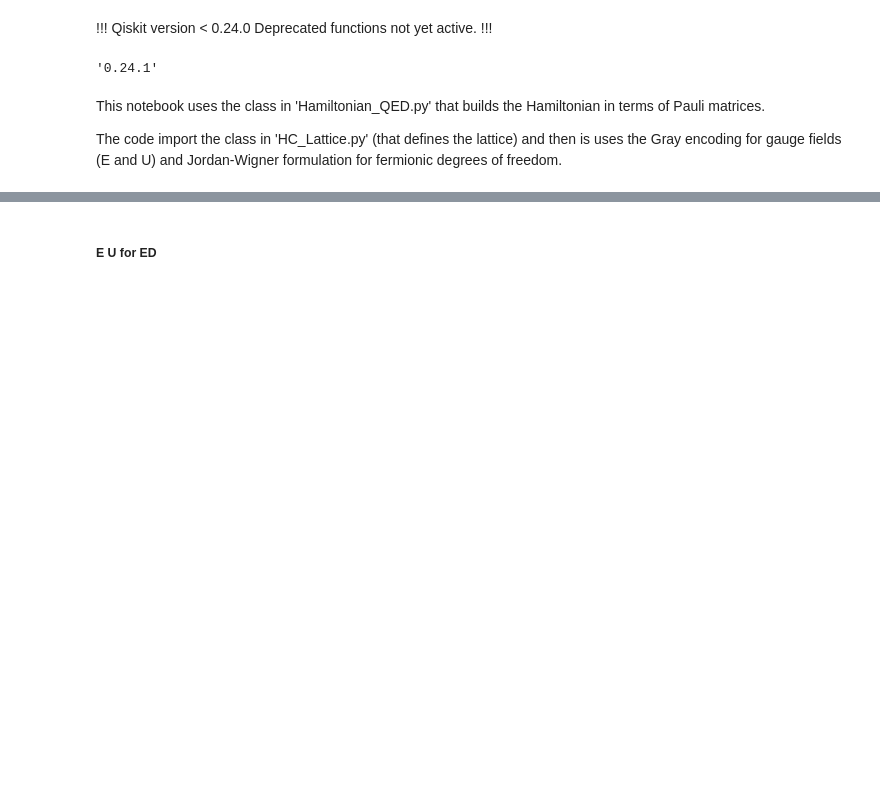
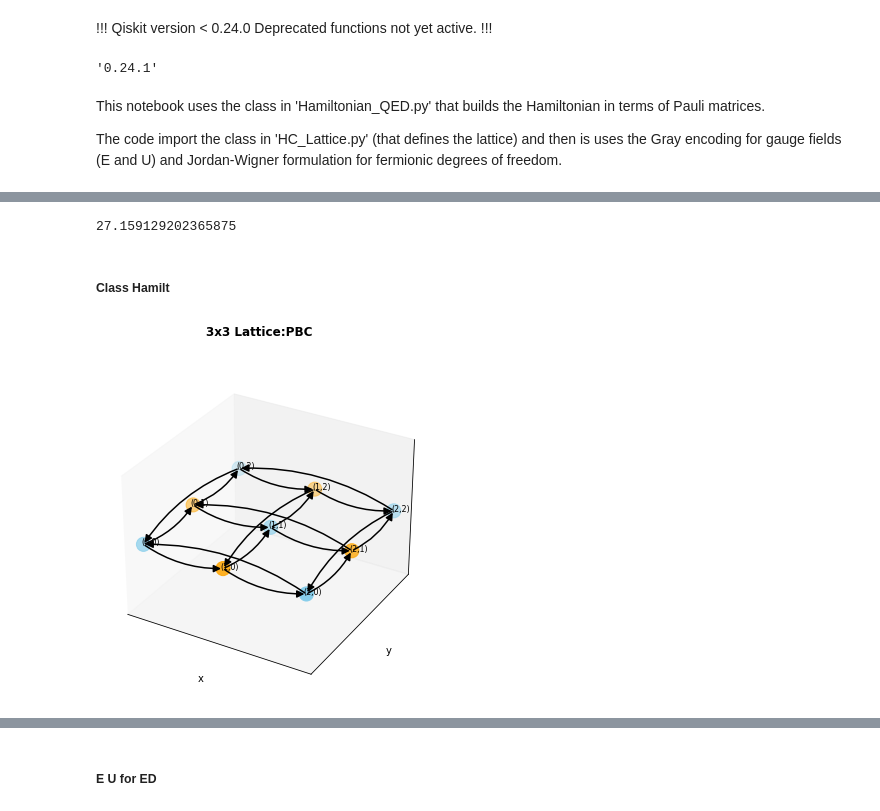
Before and after one commit to ariannacrippa/QC_lattice_H, a Jupyter notebook: notebooks/class_H_QED_test.ipynb, the cells around one changed output, grey strips where cells are left out. Drawn from its saved outputs; the diff is of its cells as text; code cells hidden in the pictures; blank space fills up the shorter version.

```diff
--- a/notebooks/class_H_QED_test.ipynb
+++ b/notebooks/class_H_QED_test.ipynb
@@ -33,26 +461,48 @@ from HC_Lattice import HCLattice
+# %%
+
+def memory_array_fromshape(tupl,type_=np.float64):
+    """return the memory in GiB of a dense array with shape tupl"""
+    #exaple (3645236616,) *8/1024**3 #27.2 GiB
+    #result in GiB
+    if type_==np.float64 or type_==np.int64:
+        return  np.prod(tupl)*8/1024**3
+    elif type_==np.complex128:
+        return  np.prod(tupl)*16/1024**3
+
+memory_array_fromshape((3645236616,)) #27.2 GiB
+# %% [output]
+27.159129202365875
+# %% [markdown]
+##### Class Hamilt
 # %%
 #class input parameters:
-n_sites = [2,2,]#how many sites for every dimension
+n_sites = [3,3]#how many sites for every dimension
 g=1
 fact_e_op = 1
 fact_b_op = 1
 m=3
 omega=1
-l=1
-L=2
+l=2
+L=3
 rotors = False
 lambd = 1000
-encoding = 'gray' #'ed'#
+encoding = 'ed'#'gray' ##
 magnetic_basis=False
 pbc=True
-puregauge = False #TODO check when true
-static_charges_values =None#{(0,0):-1,(1,0):1}
+puregauge = True
+static_charges_values =None#{(0,0):1,(1,0):-1}#TODO: no conditions applied, like charge conservation, etc. For conditions see func_qstatic_dist
 display_hamiltonian=False
 e_op_out_plus=False #if E out of site n has plus sign
-tn_comparison = False #TODO only kept for TN comparison, remove later
 
 #exact diagonalisation parameters:
 threshold = 1e-12
-num_eigs = 5
+num_eigs = 2
 # %%
 latt = HCLattice(n_sites,pbc=pbc)
+# %%
+#TODO: in this case no conditions applied
+latt.draw_graph_func(gauss_law_fig=False,static_charges=static_charges_values)
+#only dynamical fields after Gauss law applied
+#latt.draw_graph_func(gauss_law_fig=True,e_op_free=class_H.e_op_free)#,savefig_dir='.')
+# %% [output]
+[figure, added]
```
Also changed, not shown: parts of 137 cells of this notebook.
